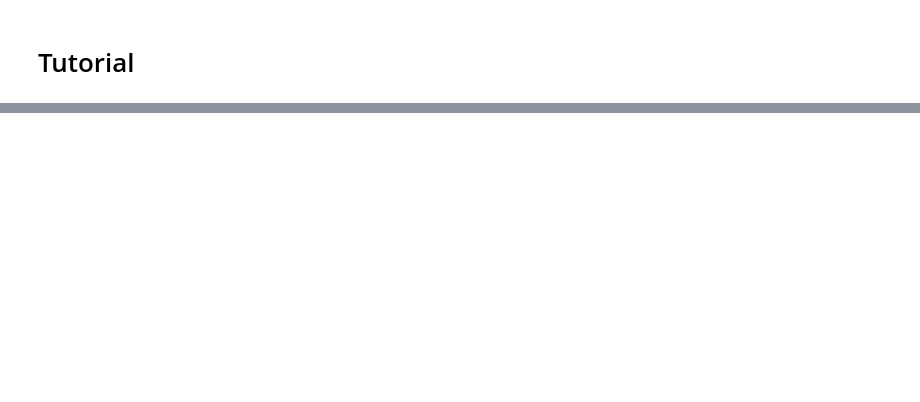
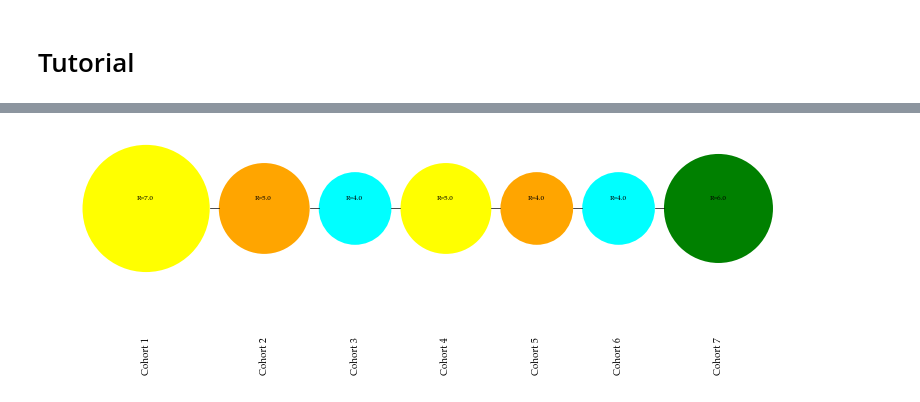
Before and after one commit to mechaprabal/caterpillard, a Jupyter notebook: docs/source/notebooks/tutorial.ipynb, the cells around one changed output, grey strips where cells are left out. Saved outputs shown, nothing was run; the diff lists cells and outputs as text; code cells hidden in the pictures; blank space fills up the shorter version.

```diff
--- a/docs/source/notebooks/tutorial.ipynb
+++ b/docs/source/notebooks/tutorial.ipynb
@@ -25,0 +231,2 @@ c_d = CaterpillarDiagram(data=data, relative=True, output_path=None)
+# %%
+data_ser = load_series()
@@ -25,0 +267,2 @@ c_d = CaterpillarDiagram(data=data, relative=True, output_path=None)
+# %%
+cd_absolute = CaterpillarDiagram(data=data_ser, relative=False, output_path="/tmp/tut_output/")
@@ -25,0 +313,4 @@ c_d = CaterpillarDiagram(data=data, relative=True, output_path=None)
+# %%
+cd_absolute.generate(data_index=None, n_last_cohorts=7)
+# %% [output]
+[figure, added]
```
Also changed, not shown: parts of 61 cells of this notebook, 3 other files.
